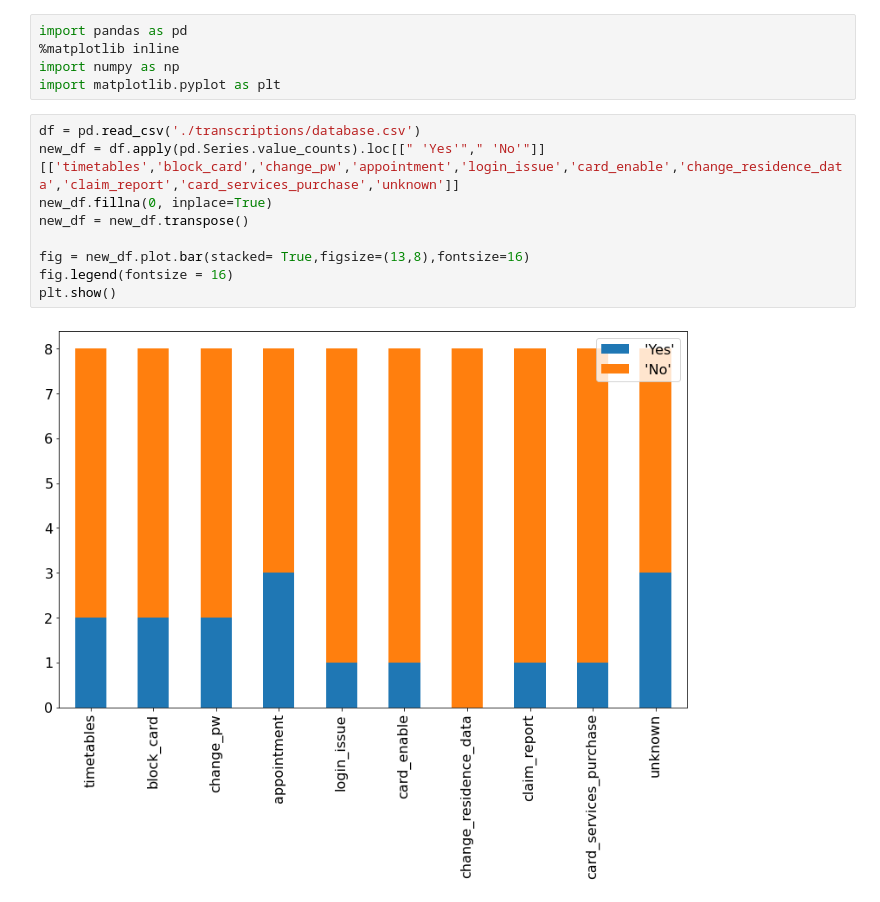
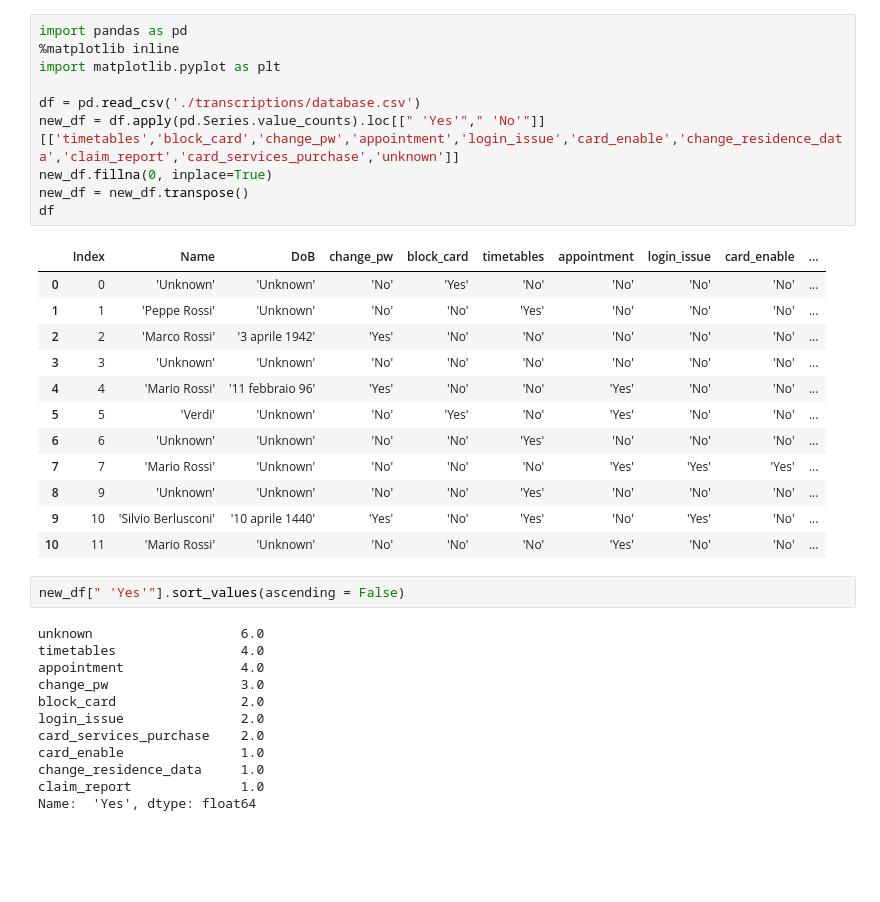
Before and after one commit to NicolaVanoli/conversational_ai, a Jupyter notebook: plots.ipynb, the cells around one changed output. Drawn from its saved outputs; the diff is of its cells as text; blank space fills up the shorter version.

```diff
--- a/plots.ipynb
+++ b/plots.ipynb
@@ -1,16 +1,37 @@
-# %%
-import pandas as pd
-%matplotlib inline
-import numpy as np
-import matplotlib.pyplot as plt
 # %%
+import pandas as pd
+%matplotlib inline
+import matplotlib.pyplot as plt
+
 df = pd.read_csv('./transcriptions/database.csv')
 new_df = df.apply(pd.Series.value_counts).loc[[" 'Yes'"," 'No'"]][['timetables','block_card','change_pw','appointment','login_issue','card_enable','change_residence_data','claim_report','card_services_purchase','unknown']]
 new_df.fillna(0, inplace=True)
 new_df = new_df.transpose()
-
-fig = new_df.plot.bar(stacked= True,figsize=(13,8),fontsize=16)
-fig.legend(fontsize = 16)
-plt.show()
+df
 # %% [output]
-[figure, removed]
+|  | Index | Name | DoB | change_pw | block_card | timetables | appointment | login_issue | card_enable | ... |
+| 0 | 0 | 'Unknown' | 'Unknown' | 'No' | 'Yes' | 'No' | 'No' | 'No' | 'No' | ... |
+| 1 | 1 | 'Peppe Rossi' | 'Unknown' | 'No' | 'No' | 'Yes' | 'No' | 'No' | 'No' | ... |
+| 2 | 2 | 'Marco Rossi' | '3 aprile 1942' | 'Yes' | 'No' | 'No' | 'No' | 'No' | 'No' | ... |
+| 3 | 3 | 'Unknown' | 'Unknown' | 'No' | 'No' | 'No' | 'No' | 'No' | 'No' | ... |
+| 4 | 4 | 'Mario Rossi' | '11 febbraio 96' | 'Yes' | 'No' | 'No' | 'Yes' | 'No' | 'No' | ... |
+| 5 | 5 | 'Verdi' | 'Unknown' | 'No' | 'Yes' | 'No' | 'Yes' | 'No' | 'No' | ... |
+| 6 | 6 | 'Unknown' | 'Unknown' | 'No' | 'No' | 'Yes' | 'No' | 'No' | 'No' | ... |
+| 7 | 7 | 'Mario Rossi' | 'Unknown' | 'No' | 'No' | 'No' | 'Yes' | 'Yes' | 'Yes' | ... |
+| 8 | 9 | 'Unknown' | 'Unknown' | 'No' | 'No' | 'Yes' | 'No' | 'No' | 'No' | ... |
+| 9 | 10 | 'Silvio Berlusconi' | '10 aprile 1440' | 'Yes' | 'No' | 'Yes' | 'No' | 'Yes' | 'No' | ... |
+| 10 | 11 | 'Mario Rossi' | 'Unknown' | 'No' | 'No' | 'No' | 'Yes' | 'No' | 'No' | ... |
+# %%
+new_df[" 'Yes'"].sort_values(ascending = False)
+# %% [output]
+unknown                   6.0
+timetables                4.0
+appointment               4.0
+change_pw                 3.0
+block_card                2.0
+login_issue               2.0
+card_services_purchase    2.0
+card_enable               1.0
+change_residence_data     1.0
+claim_report              1.0
+Name:  'Yes', dtype: float64
```
Also changed, not shown: parts of 3 cells of this notebook, 1 other file.
